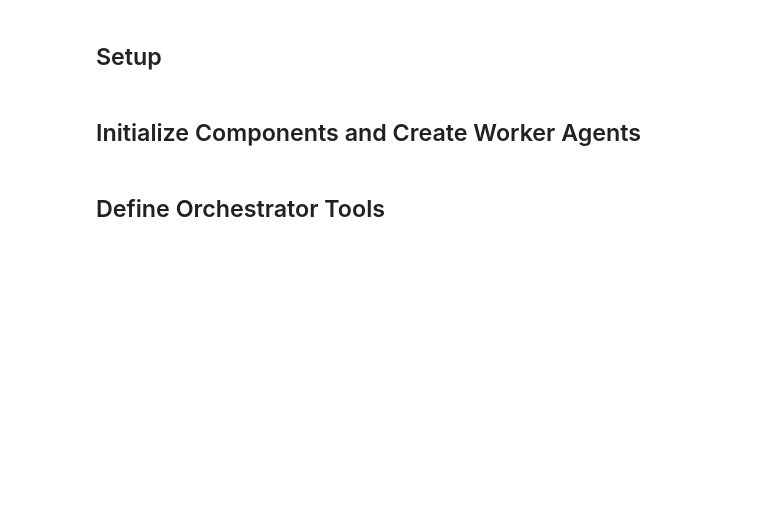
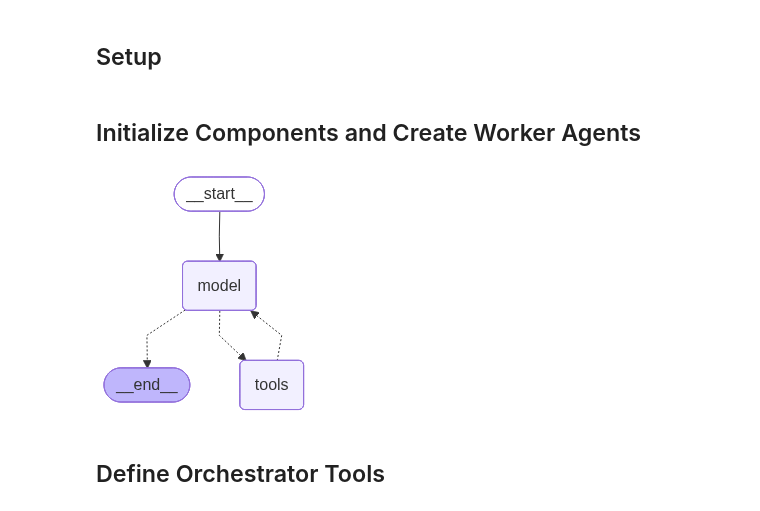
Before and after one commit to laxmimerit/Multi-Agent-Deep-RAG, a Jupyter notebook: 10 Multi-Agent Deep AI Finance Researcher.ipynb, the cells around one changed output. Saved outputs shown, nothing was run; the diff lists cells and outputs as text; code cells hidden in the pictures; blank space fills up the shorter version.

```diff
--- a/10 Multi-Agent Deep AI Finance Researcher.ipynb
+++ b/10 Multi-Agent Deep AI Finance Researcher.ipynb
@@ -63,5 +63,9 @@ editor_agent = create_agent(
     system_prompt=EDITOR_PROMPT,
     state_schema=DeepAgentState,
 )
+# %%
+researcher_agent
+# %% [output]
+[figure, added]
 # %% [markdown]
 ## Define Orchestrator Tools
```
Also changed, not shown: parts of 7 cells of this notebook, 1 other file.
